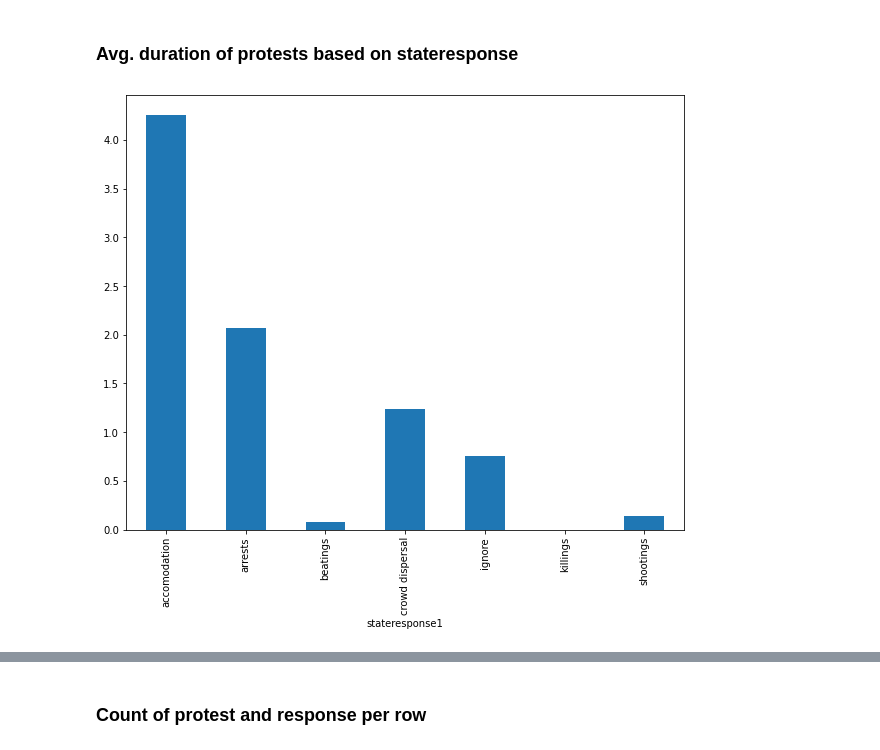
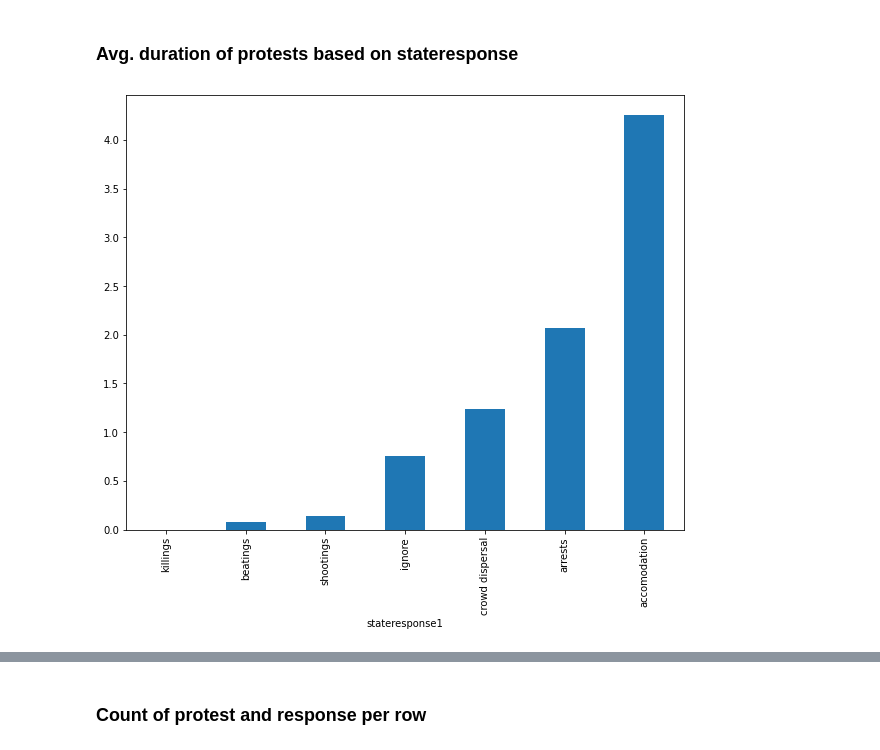
Before and after one commit to 1aaronh/worldwide_protest_analysis, a Jupyter notebook: code/group_project_eda.ipynb, the cells around one changed output, grey strips where cells are left out. Saved outputs shown, nothing was run; the diff lists cells and outputs as text; code cells hidden in the pictures.

```diff
--- a/code/group_project_eda.ipynb
+++ b/code/group_project_eda.ipynb
@@ -19,7 +19,7 @@ from sklearn.preprocessing import PolynomialFeatures, StandardScaler
 pd.set_option('display.max_rows', None)
 pd.set_option('display.max_columns', None)
 # %%
-df = pd.read_csv('mmALL_073119_csv (1).csv')
+df = pd.read_csv('./data/mmALL_073119_csv (1).csv')
 # %%
 df.shape
 # %% [output]
@@ -402,9 +464,9 @@ plt.xticks(rotation=90);
 ### Avg. duration of protests based on stateresponse
 # %%
 plt.figure(figsize=(10,8))
-edf.groupby(['stateresponse1'])['datedelta'].mean().sort_index().head(30).plot.bar()
+edf.groupby(['stateresponse1'])['datedelta'].mean().sort_values().head(30).plot.bar()
 plt.xticks(rotation=90);
 # %% [output]
-[figure, old version]
+[figure, new version]
 # %%
 ### Protest duration by european country
```
Also changed, not shown: parts of 12 cells of this notebook.
